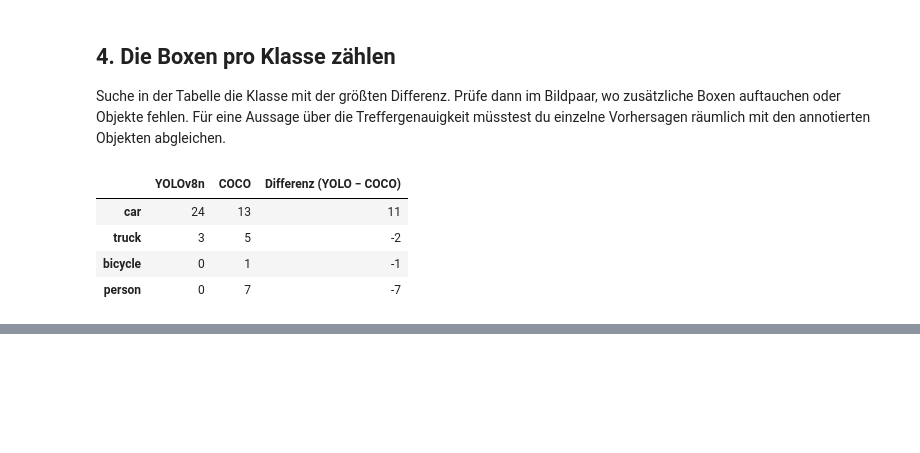
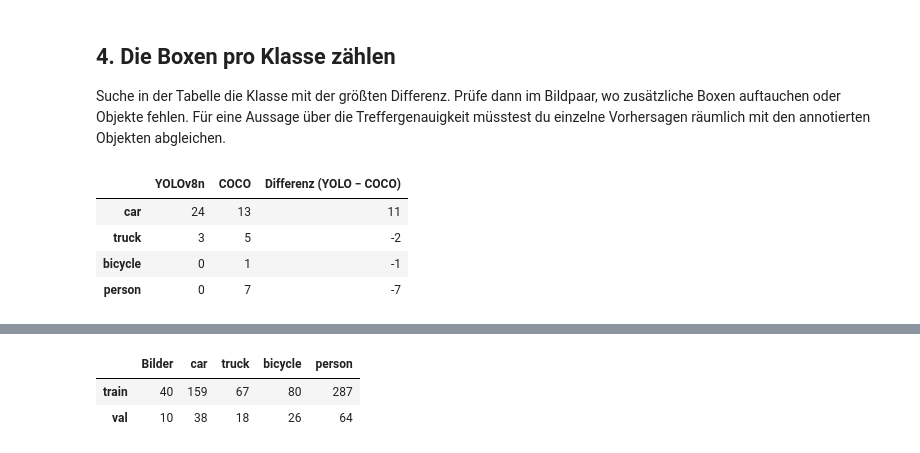
Before and after one commit to nicolasb49/intelligence-engineering, a Jupyter notebook: nicolas_task2_detection.ipynb, the cells around one changed output, grey strips where cells are left out. Drawn from its saved outputs; the diff is of its cells as text; code cells hidden in the pictures; blank space fills up the shorter version.

```diff
--- a/nicolas_task2_detection.ipynb
+++ b/nicolas_task2_detection.ipynb
@@ -107,0 +114,33 @@ display(counts)
+# %%
+import random
+import shutil
+from src.detect_road_objects import WEIGHTS
+
+work = ROOT / "runs/task2-training-data"
+for directory in ("images", "labels"):
+    (work / directory).mkdir(parents=True, exist_ok=True)
+
+images = sorted((dataset / "images/train").glob("*.jpg"))
+assert len(images) == 50, "Für diesen Versuch wird der COCO-Export mit 50 Bildern benötigt."
+random.Random(42).shuffle(images)
+splits = {"train": images[:40], "val": images[40:]}
+split_counts = {}
+for split, paths in splits.items():
+    boxes = Counter()
+    for image in paths:
+        label = dataset / "labels/train" / f"{image.stem}.txt"
+        shutil.copyfile(image, work / "images" / image.name)
+        shutil.copyfile(label, work / "labels" / label.name)
+        boxes.update(class_names[int(row.split()[0])] for row in label.read_text().splitlines())
+    (work / f"{split}.txt").write_text("".join(f"./images/{p.name}\n" for p in paths))
+    split_counts[split] = {"Bilder": len(paths), **{c: boxes[c] for c in CLASSES}}
+
+config = work / "dataset.yaml"
+config.write_text(yaml.safe_dump({
+    "path": str(work), "train": "train.txt", "val": "val.txt", "names": class_names,
+}))
+display(pd.DataFrame.from_dict(split_counts, orient="index"))
+# %% [output]
+|  | Bilder | car | truck | bicycle | person |
+| train | 40 | 159 | 67 | 80 | 287 |
+| val | 10 | 38 | 18 | 26 | 64 |
```
Also changed, not shown: parts of 8 cells of this notebook, 2 other files.
